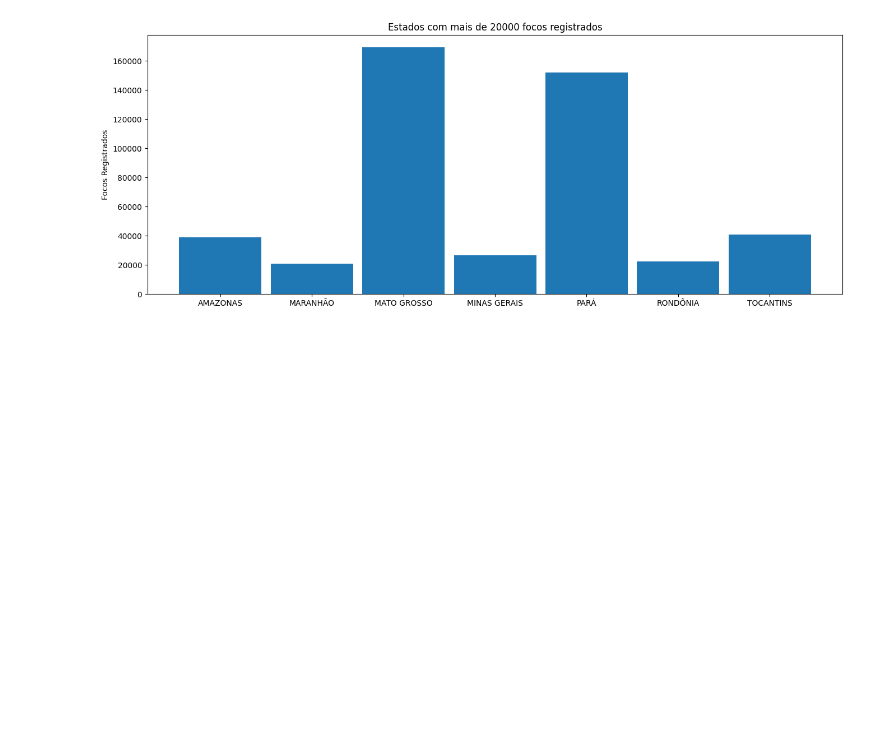
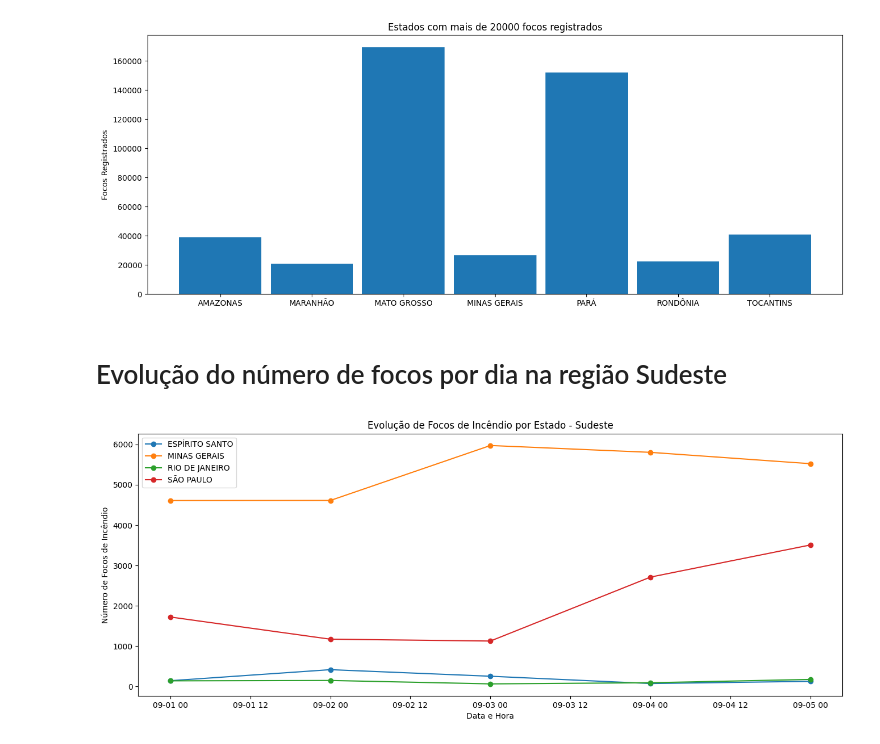
Before and after one commit to Myze16/analysis-of-fire-outbreaks, a Jupyter notebook: main.ipynb, the cells around one changed output. Saved outputs shown, nothing was run; the diff lists cells and outputs as text; code cells hidden in the pictures; blank space fills up the shorter version.

Commit message:
feat: grafico da evolução de focos no sudeste

```diff
--- a/main.ipynb
+++ b/main.ipynb
@@ -328,3 +325,28 @@ ax.set_title('Estados com mais de 20000 focos registrados')
 plt.show()
 # %% [output]
 [figure]
+# %% [markdown]
+# Evolução do número de focos por dia na região Sudeste
+# %%
+# Organizando um novo dataframe que tem como produto o Estado e o número de focos
+sudeste = df[(df['Estado'] == 'RIO DE JANEIRO') | (df['Estado'] == 'ESPÍRITO SANTO') | (df['Estado'] == 'SÃO PAULO') | (df['Estado'] == 'MINAS GERAIS')]
+sudeste
+total_de_focos_sudeste = sudeste.groupby([sudeste['DataHora'].dt.date, 'Estado']).size().reset_index(name='FocosIncendio')
+total_de_focos_sudeste = total_de_focos_sudeste.sort_values(by=['Estado', 'DataHora'])
+
+fig, ax = plt.subplots(figsize=(16, 6))
+
+# Iterar sobre os estados e plotar cada linha com configurações personalizadas
+for estado in total_de_focos_sudeste['Estado'].unique():
+    dados_estado = total_de_focos_sudeste[total_de_focos_sudeste['Estado'] == estado]
+    ax.plot(dados_estado['DataHora'], dados_estado['FocosIncendio'], label=estado, marker='o')
+
+# Configurar o gráfico
+ax.set_xlabel('Data e Hora')
+ax.set_ylabel('Número de Focos de Incêndio')
+ax.set_title('Evolução de Focos de Incêndio por Estado - Sudeste')
+ax.legend()
+
+plt.show()
+# %% [output]
+[figure, added]
```
Also changed, not shown: parts of 6 cells of this notebook.
